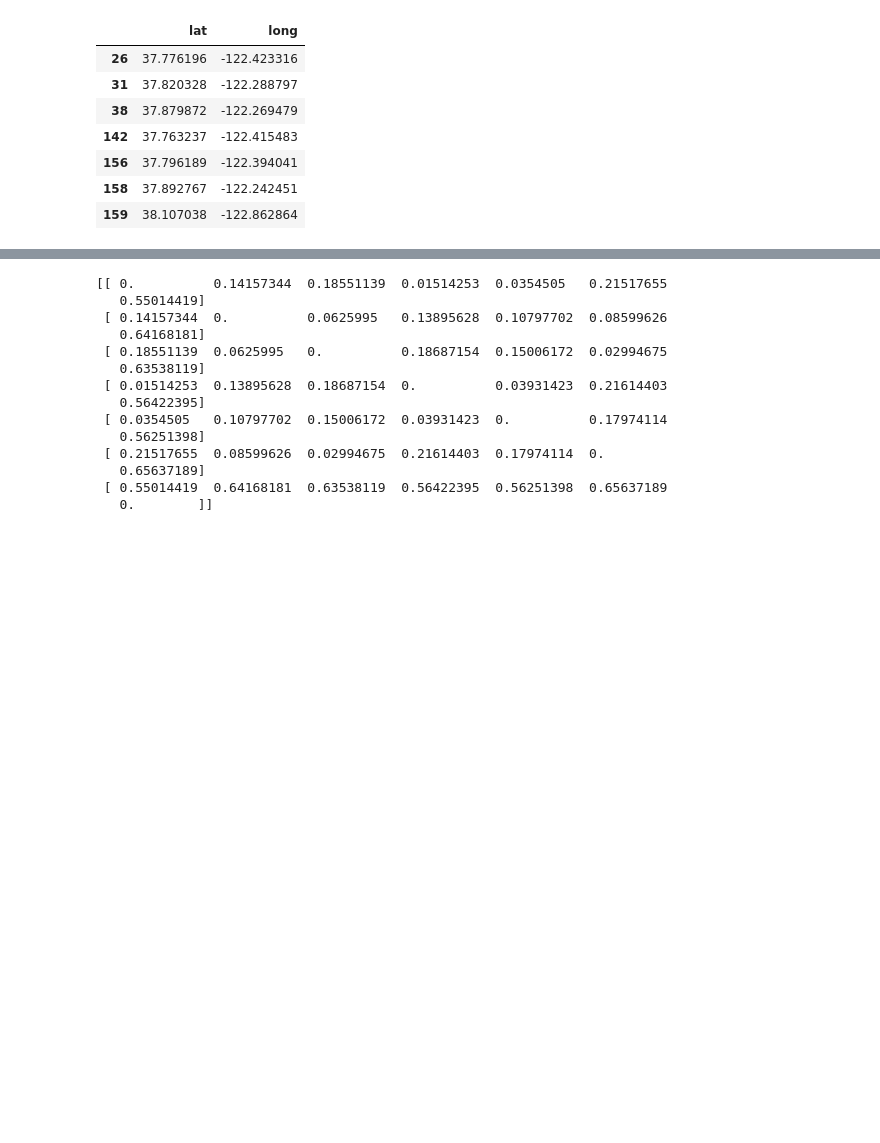
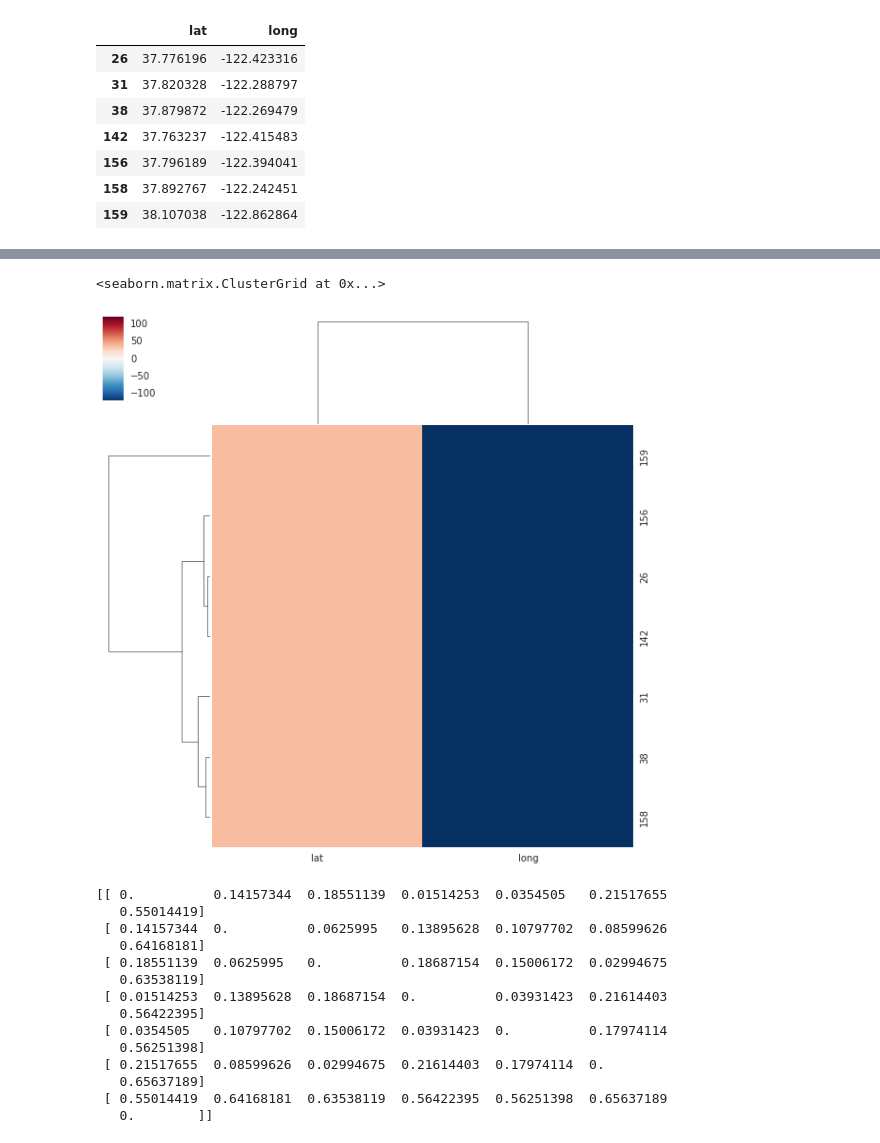
Before and after one commit to sarubenfeld/clusters, a Jupyter notebook: FINAL.ipynb, the cells around one changed output, grey strips where cells are left out. Drawn from its saved outputs; the diff is of its cells as text; code cells hidden in the pictures; blank space fills up the shorter version.

```diff
--- a/FINAL.ipynb
+++ b/FINAL.ipynb
@@ -1133,6 +1081,11 @@ data_filtered
 | 156 | THE SLANTED DOOR | 156 | [bar, restaurant, food, point_of_... | 37.796189 | -122.394041 | TSD |
 | 158 | TILDEN REGIONAL PARK | 158 | [park, point_of_interest, establi... | 37.892767 | -122.242451 | TRP |
 | 159 | TOMALES BAY RESORT & MARINA | 159 | [lodging, point_of_interest, esta... | 38.107038 | -122.862864 | TBRM |
+# %%
+sns.clustermap(points)
+# %% [output]
+<seaborn.matrix.ClusterGrid at 0x...>
+[figure, added]
 # %%
 new = points[['lat','long']]
 # %%
```
Also changed, not shown: parts of 18 cells of this notebook, 2 other files.
